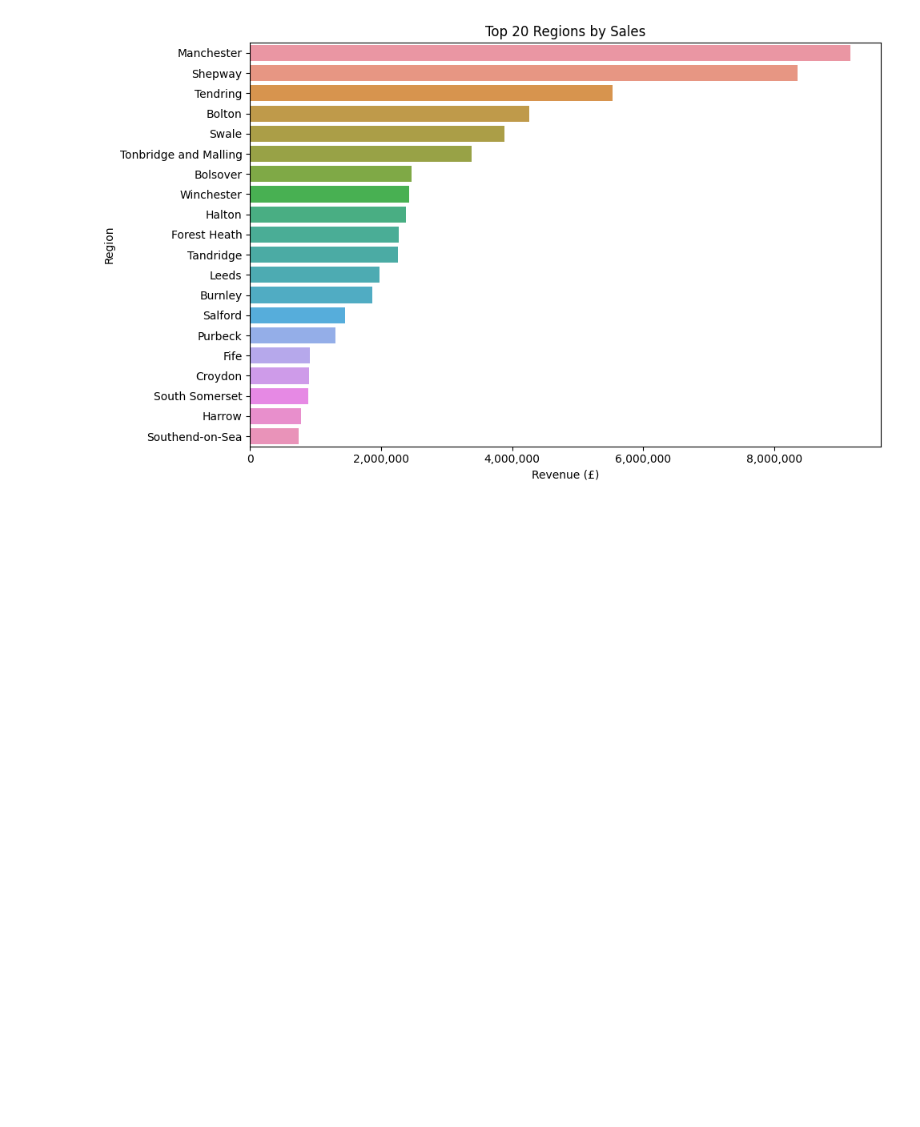
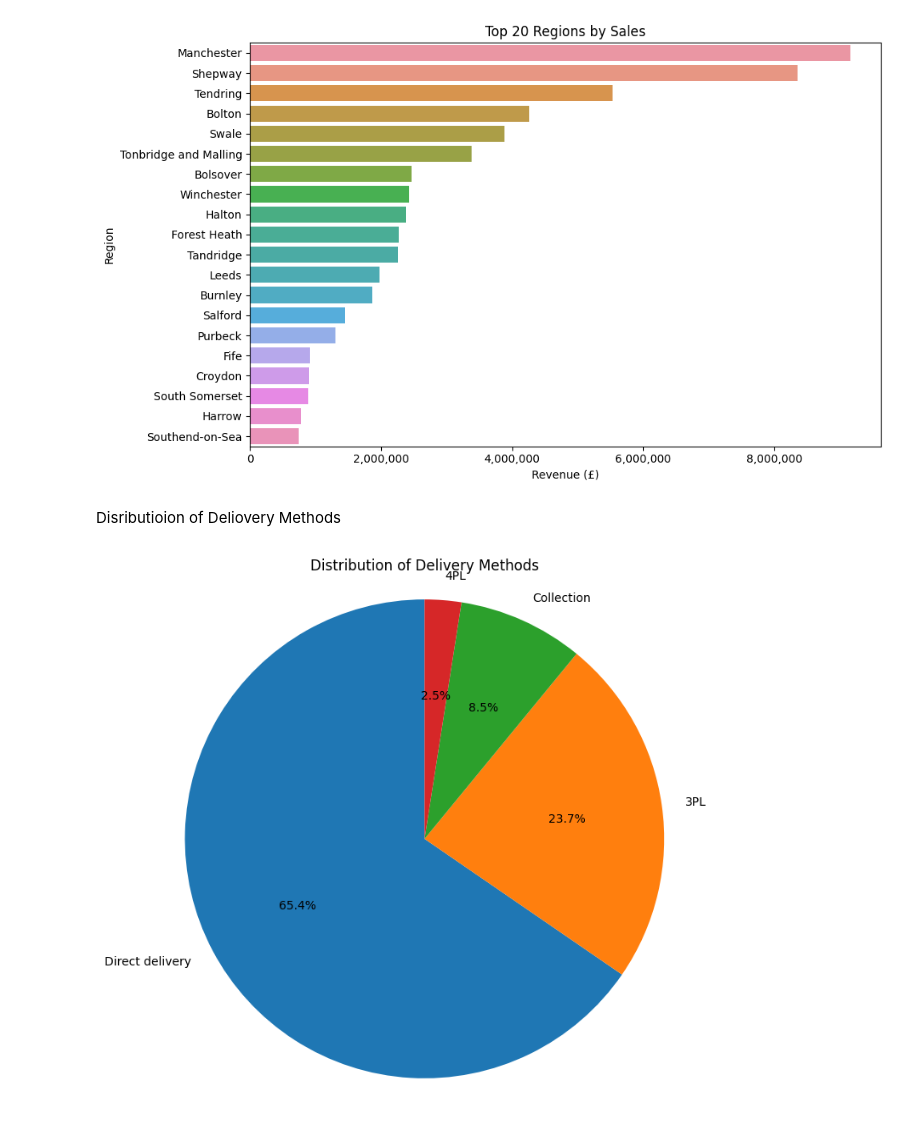
Before and after one commit to dagbolade/Task_Dataset, a Jupyter notebook: Task1.ipynb, the cells around one changed output. Drawn from its saved outputs; the diff is of its cells as text; code cells hidden in the pictures; blank space fills up the shorter version.

Commit message:
updated the code to add a distribution of the delivery methods

```diff
--- a/Task1.ipynb
+++ b/Task1.ipynb
@@ -265,3 +452,18 @@ plt.tight_layout()
 plt.show()
 # %% [output]
 [figure]
+# %% [markdown]
+Disributioion of Deliovery Methods
+# %%
+# Count the occurrences of each delivery method
+delivery_counts = df_imputed['Delivery Method'].value_counts()
+
+# Create a pie chart
+plt.figure(figsize=(8, 8))
+plt.pie(delivery_counts, labels=delivery_counts.index, autopct='%1.1f%%', startangle=90)
+plt.title('Distribution of Delivery Methods')
+plt.axis('equal')
+
+plt.show()
+# %% [output]
+[figure, added]
```
Also changed, not shown: parts of 13 cells of this notebook.
